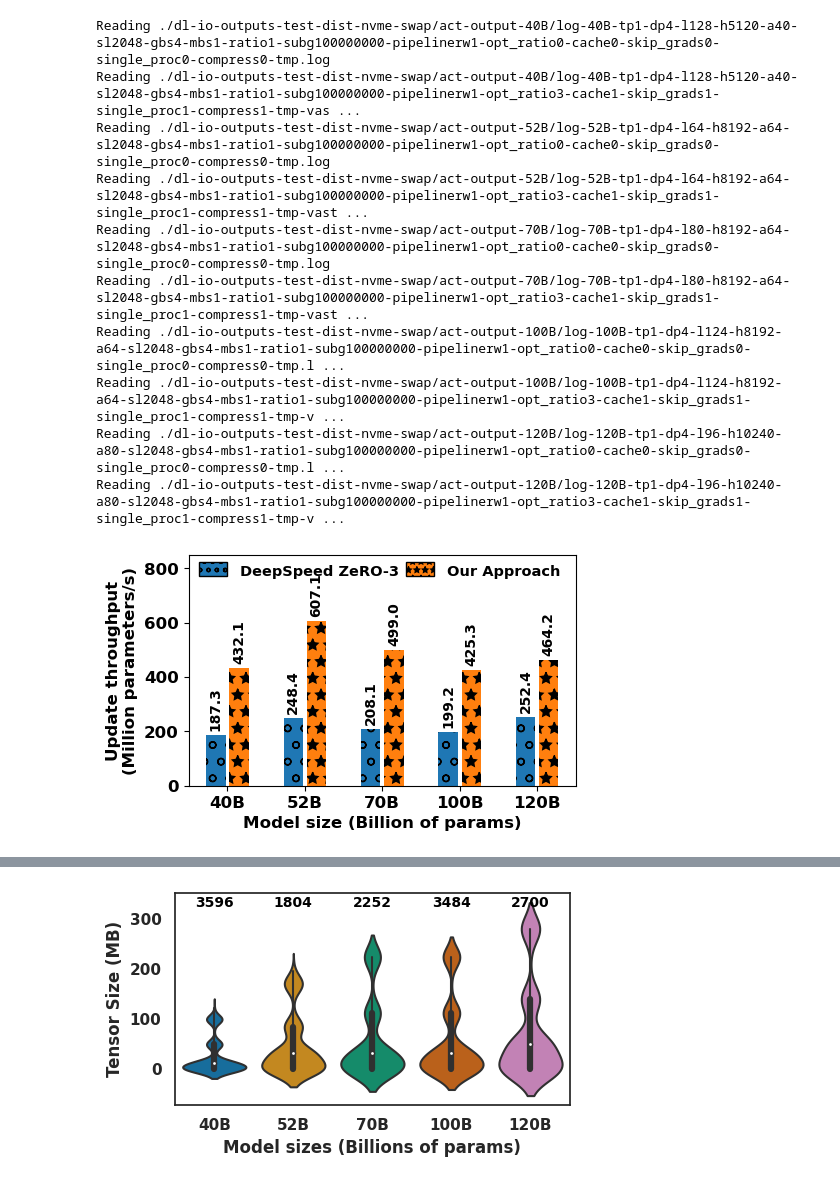
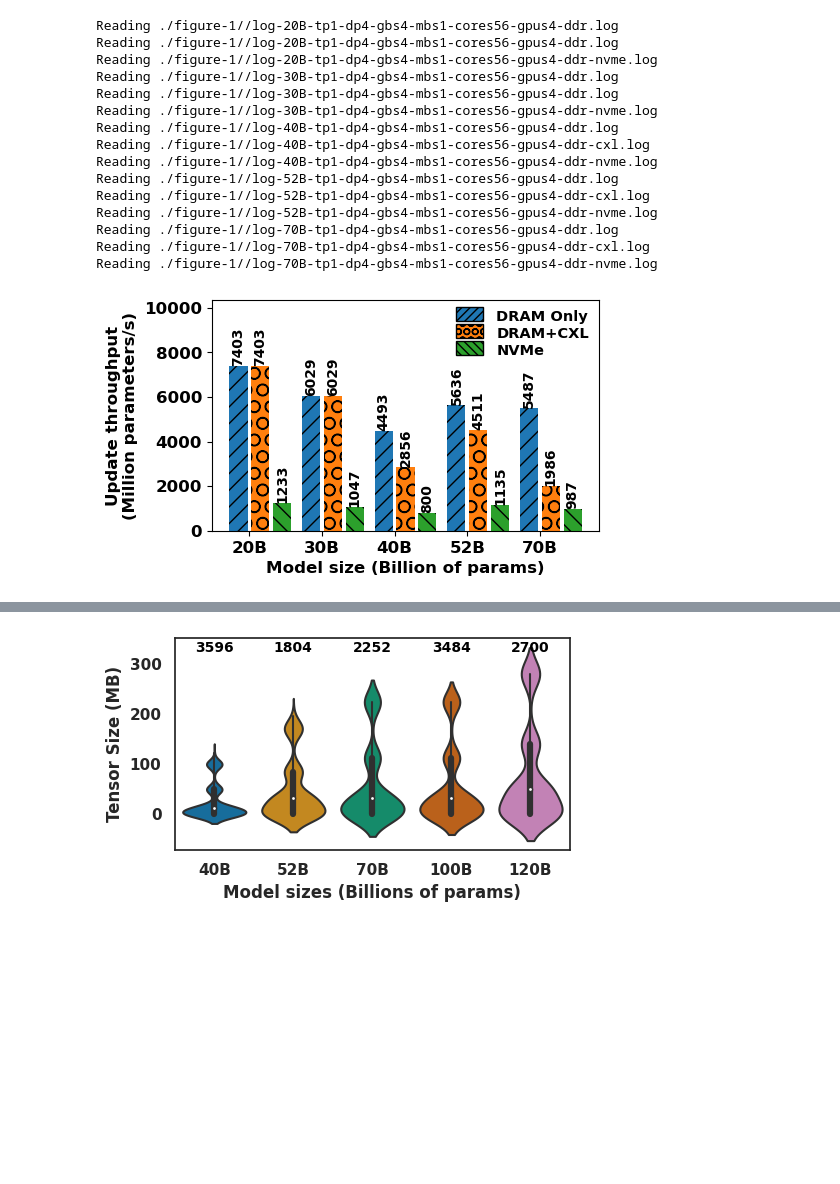
Before and after one commit to mauryaavinash95/offload-nvme-cxl, a Jupyter notebook: plotting-scripts.ipynb, the cells around one changed output, grey strips where cells are left out. Drawn from its saved outputs; the diff is of its cells as text; code cells hidden in the pictures; blank space fills up the shorter version.

Commit message:
Update plotting scripts

```diff
--- a/plotting-scripts.ipynb
+++ b/plotting-scripts.ipynb
@@ -361,7 +311,7 @@ def plot_diff_models_update_thru(config, data):
         for i, blabel in enumerate(bar_labels):
             value = iter_time[blabel][j]
             max_y = max(max_y, value)
-            ax.annotate(f'{value:.1f}', (xrange[j] + offset * bar_width, value + 15),
+            ax.annotate(f'{value:.0f}', (xrange[j] + offset * bar_width, value + 15),
                         ha='center', va='bottom', rotation=90, fontsize=10, fontweight='bold', zorder=100)
             offset += 1
 
@@ -370,85 +320,61 @@ def plot_diff_models_update_thru(config, data):
     ax.set_xticks(xrange)
     ax.set_xticklabels([f"{x}B" for i, x in enumerate(group_labels)])
     ax.set_ylim(top=max_y*1.4)
-    # Plot the TFLOPs on secondary y-axis
-#     tflops = {}
-#     for i, blabel in enumerate(bar_labels):
-#         tflops[blabel] = [get_avg(data[glabel][blabel]['TFLOPs']) for glabel in group_labels]
-#         ax2.plot(xrange, tflops[blabel], color='blue', marker=markers[i], linestyle=linestyles[i],
-#                  markersize=10, markerfacecolor=colors[i], markeredgecolor=colors[i], zorder=1)
-#     ax2.tick_params(axis='y', color='blue', labelcolor='blue')
-#     ax2.spines['right'].set_color('blue')
-#     ax2.set_ylabel('TFLOPs (lines)', fontsize=12, fontweight='bold', color='blue')
-#     ax2.set_ylim(bottom=-20)
 
     handles, labels = ax.get_legend_handles_labels()
     # labels = labels[:len(bar_labels)+3]
     legends = ax.legend(handles, labels,
-                        ncol=2, frameon=False, fontsize=10.5, loc='upper left',
+                        ncol=1, frameon=False, fontsize=10.5, loc='upper right',
              borderpad=0.2, labelspacing=0.2, columnspacing=0.5, )
     for i, handle in enumerate(legends.get_patches()):
         handle.set_edgecolor('black')
         handle.set_height(10)
         handle.set_width(20)
         if i < len(bar_labels):
             handle.set_hatch(handle.get_hatch()*2)
         else:
             handle.set_hatch(None)
 
 
     plt.savefig(f"{output_file}.eps", format='eps', bbox_inches='tight')
     plt.savefig(f"{output_file}.png", format='png', bbox_inches='tight')
     plt.show()
 
 
 res = {}
-for model in [40, 52, 70, 100, 120]:
+for model in [20, 30, 40, 52, 70]:
     config = copy.deepcopy(base_config)
     res[model] = {}
-    for k in [0, 9]:
+    for k in [0, 1, 2]:
         res[model][k] = None
-        config['basepath'] = f"./dl-io-outputs-test-dist-nvme-swap/act-output-{model}B"
-        config['opt_gaps'] = k
+        config['basepath'] = f"./figure-1/"
         config['dp'] = 4
         config['mbs'] = 1
         config['tp'] = 1
+        config['gpus'] = 4
         config['gbs'] = config['mbs']*config['dp']
-        # print("Got config as ", config)
-        ans = None
         config['approach'] = approach_code[k]
-        if k==0:
-            config['cache'] = 0
-            config['skip_grads'] = 0
-            config['opt_ratio'] = 0
-        elif k == 5:
-            config['approach'] = approach_code[k]
-            config['cache'] = 1
-            config['skip_grads'] = 0
-            config['opt_ratio'] = 2
-            config['fs'] = "tmp-vast"
-        elif k == 9:
-            config['cache'] = 1
-            config['skip_grads'] = 1
-            config['opt_ratio'] = 3
-            config['fs'] = "tmp-vast"
-            config['compress'] = 1
-            config['single_proc'] = 1
-        else:
-            print("Undefined K... Returning")
-            import pdb; pdb.set_trace()
+        config['ext'] = approach_ext[k]
+        if model <= 30 and k == 1: # if it is DRAM + CXL, just match it with the DRAM only.
+            config['ext'] = approach_ext[0]
         ans = parse_log(MODELS[model], config)
         res[model][k] = ans
 
 plot_diff_models_update_thru(config, res)
 # %% [output]
-Reading ./dl-io-outputs-test-dist-nvme-swap/act-output-40B/log-40B-tp1-dp4-l128-h5120-a40-sl2048-gbs4-mbs1-ratio1-subg100000000-pipelinerw1-opt_ratio0-cache0-skip_grads0-single_proc0-compress0-tmp.log
-Reading ./dl-io-outputs-test-dist-nvme-swap/act-output-40B/log-40B-tp1-dp4-l128-h5120-a40-sl2048-gbs4-mbs1-ratio1-subg100000000-pipelinerw1-opt_ratio3-cache1-skip_grads1-single_proc1-compress1-tmp-vas ...
-Reading ./dl-io-outputs-test-dist-nvme-swap/act-output-52B/log-52B-tp1-dp4-l64-h8192-a64-sl2048-gbs4-mbs1-ratio1-subg100000000-pipelinerw1-opt_ratio0-cache0-skip_grads0-single_proc0-compress0-tmp.log
-Reading ./dl-io-outputs-test-dist-nvme-swap/act-output-52B/log-52B-tp1-dp4-l64-h8192-a64-sl2048-gbs4-mbs1-ratio1-subg100000000-pipelinerw1-opt_ratio3-cache1-skip_grads1-single_proc1-compress1-tmp-vast ...
-Reading ./dl-io-outputs-test-dist-nvme-swap/act-output-70B/log-70B-tp1-dp4-l80-h8192-a64-sl2048-gbs4-mbs1-ratio1-subg100000000-pipelinerw1-opt_ratio0-cache0-skip_grads0-single_proc0-compress0-tmp.log
-Reading ./dl-io-outputs-test-dist-nvme-swap/act-output-70B/log-70B-tp1-dp4-l80-h8192-a64-sl2048-gbs4-mbs1-ratio1-subg100000000-pipelinerw1-opt_ratio3-cache1-skip_grads1-single_proc1-compress1-tmp-vast ...
-Reading ./dl-io-outputs-test-dist-nvme-swap/act-output-100B/log-100B-tp1-dp4-l124-h8192-a64-sl2048-gbs4-mbs1-ratio1-subg100000000-pipelinerw1-opt_ratio0-cache0-skip_grads0-single_proc0-compress0-tmp.l ...
-Reading ./dl-io-outputs-test-dist-nvme-swap/act-output-100B/log-100B-tp1-dp4-l124-h8192-a64-sl2048-gbs4-mbs1-ratio1-subg100000000-pipelinerw1-opt_ratio3-cache1-skip_grads1-single_proc1-compress1-tmp-v ...
-Reading ./dl-io-outputs-test-dist-nvme-swap/act-output-120B/log-120B-tp1-dp4-l96-h10240-a80-sl2048-gbs4-mbs1-ratio1-subg100000000-pipelinerw1-opt_ratio0-cache0-skip_grads0-single_proc0-compress0-tmp.l ...
-Reading ./dl-io-outputs-test-dist-nvme-swap/act-output-120B/log-120B-tp1-dp4-l96-h10240-a80-sl2048-gbs4-mbs1-ratio1-subg100000000-pipelinerw1-opt_ratio3-cache1-skip_grads1-single_proc1-compress1-tmp-v ...
+Reading ./figure-1//log-20B-tp1-dp4-gbs4-mbs1-cores56-gpus4-ddr.log
+Reading ./figure-1//log-20B-tp1-dp4-gbs4-mbs1-cores56-gpus4-ddr.log
+Reading ./figure-1//log-20B-tp1-dp4-gbs4-mbs1-cores56-gpus4-ddr-nvme.log
+Reading ./figure-1//log-30B-tp1-dp4-gbs4-mbs1-cores56-gpus4-ddr.log
+Reading ./figure-1//log-30B-tp1-dp4-gbs4-mbs1-cores56-gpus4-ddr.log
+Reading ./figure-1//log-30B-tp1-dp4-gbs4-mbs1-cores56-gpus4-ddr-nvme.log
+Reading ./figure-1//log-40B-tp1-dp4-gbs4-mbs1-cores56-gpus4-ddr.log
+Reading ./figure-1//log-40B-tp1-dp4-gbs4-mbs1-cores56-gpus4-ddr-cxl.log
+Reading ./figure-1//log-40B-tp1-dp4-gbs4-mbs1-cores56-gpus4-ddr-nvme.log
+Reading ./figure-1//log-52B-tp1-dp4-gbs4-mbs1-cores56-gpus4-ddr.log
+Reading ./figure-1//log-52B-tp1-dp4-gbs4-mbs1-cores56-gpus4-ddr-cxl.log
+Reading ./figure-1//log-52B-tp1-dp4-gbs4-mbs1-cores56-gpus4-ddr-nvme.log
+Reading ./figure-1//log-70B-tp1-dp4-gbs4-mbs1-cores56-gpus4-ddr.log
+Reading ./figure-1//log-70B-tp1-dp4-gbs4-mbs1-cores56-gpus4-ddr-cxl.log
+Reading ./figure-1//log-70B-tp1-dp4-gbs4-mbs1-cores56-gpus4-ddr-nvme.log
-[figure, old version]
+[figure, new version]
```
Also changed, not shown: parts of 4 cells of this notebook, 8 other files.
